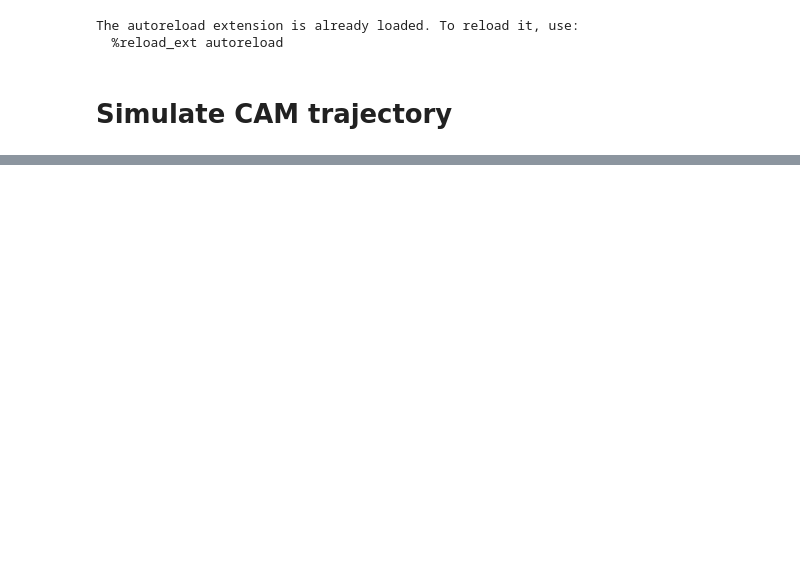
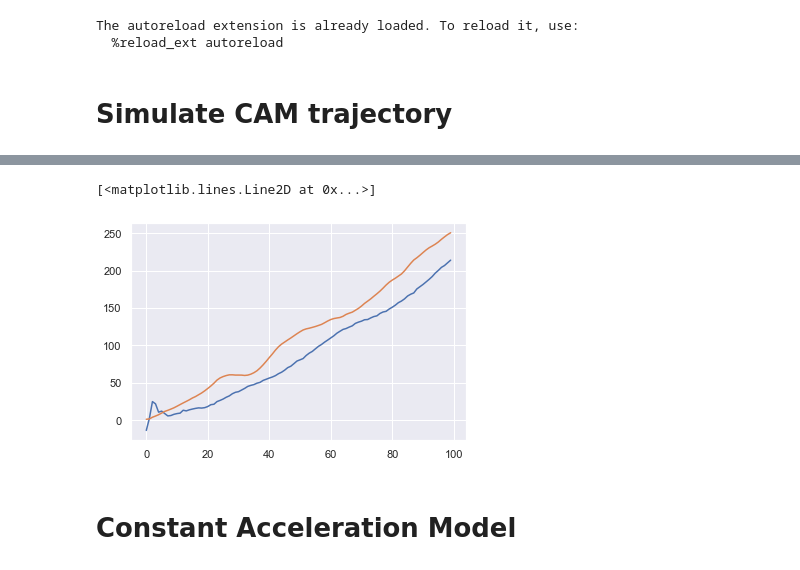
Before and after one commit to maiquang/maithanh-thesis-src, a Jupyter notebook: dp_test.ipynb, the cells around one changed output, grey strips where cells are left out. Saved outputs shown, nothing was run; the diff lists cells and outputs as text; code cells hidden in the pictures; blank space fills up the shorter version.

```diff
--- a/dp_test.ipynb
+++ b/dp_test.ipynb
@@ -44,0 +129,8 @@ plt.show()
+# %%
+plt.plot(log_x[:, 2])
+plt.plot(traj.X[2, :])
+# %% [output]
+[<matplotlib.lines.Line2D at 0x...>]
+[figure, added]
+# %% [markdown]
+# Constant Acceleration Model
```
Also changed, not shown: parts of 14 cells of this notebook, 2 other files.
